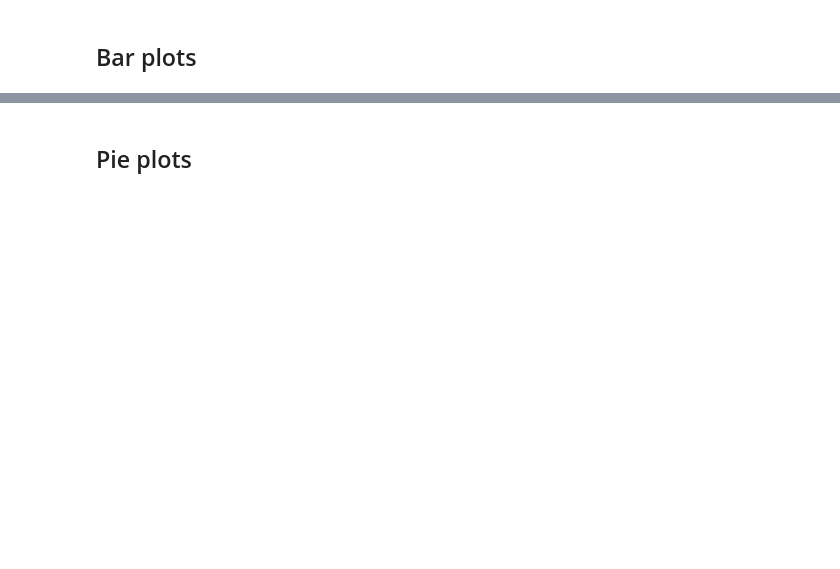
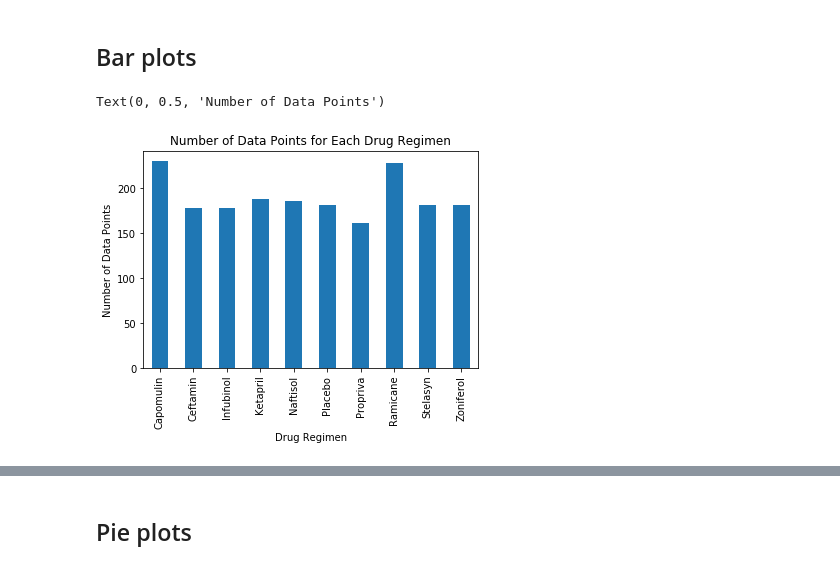
Before and after one commit to motofi/matplotlib-challenge, a Jupyter notebook: pymaceuticals_starter.ipynb, the cells around one changed output, grey strips where cells are left out. Cells and saved outputs as stored; diff of their text form; code cells hidden in the pictures; blank space fills up the shorter version.

```diff
--- a/pymaceuticals_starter.ipynb
+++ b/pymaceuticals_starter.ipynb
@@ -9,11 +9,15 @@ import pandas as pd
 import scipy.stats as st
 
 # Study data files
-mouse_metadata = "data/Mouse_metadata.csv"
-study_results = "data/Study_results.csv"
+mouse_metadata = "Pymaceuticals/data/Mouse_metadata.csv"
+study_results = "Pymaceuticals/data/Study_results.csv"
 
 # Read the mouse data and the study results
 mouse_metadata = pd.read_csv(mouse_metadata)
 study_results = pd.read_csv(study_results)
 
 # Combine the data into a single dataset
+data = pd.merge(mouse_metadata, study_results, how="inner", on=["Mouse ID", "Mouse ID"])
+# school_data_complete = pd.merge(student_data, school_data, how="left", on=["Mouse ID", "Mouse ID"])
+
+data.head()
@@ -25,5 +61,14 @@ study_results = pd.read_csv(study_results)
 ## Bar plots
 # %%
 # Generate a bar plot showing number of data points for each treatment regimen using pandas
+
+bar_data = data.groupby(["Drug Regimen"])['Mouse ID'].count()
+bar_data.plot(kind="bar", title="Number of Data Points for Each Drug Regimen")
+
+plt.xlabel("Drug Regimen")
+plt.ylabel("Number of Data Points")
+# %% [output]
+Text(0, 0.5, 'Number of Data Points')
+[figure, added]
 # %%
 # Generate a bar plot showing number of data points for each treatment regimen using pyplot
```
Also changed, not shown: parts of 14 cells of this notebook.
